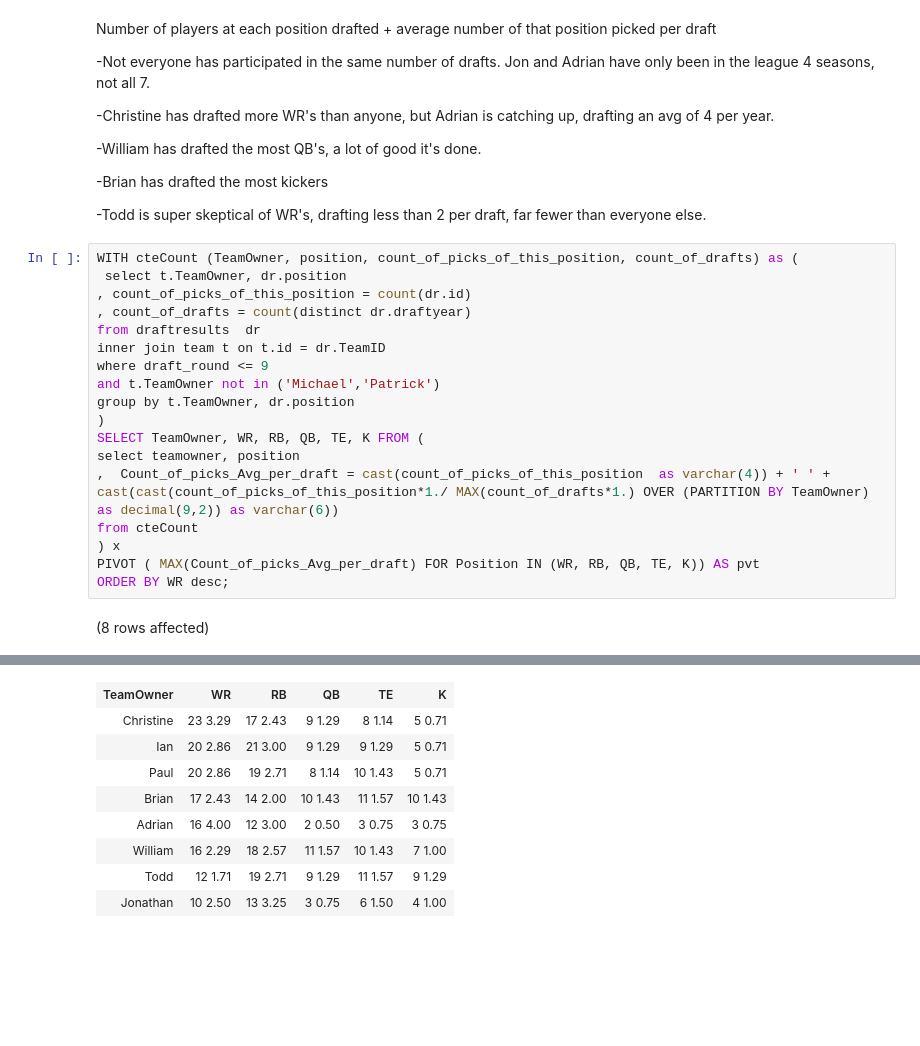
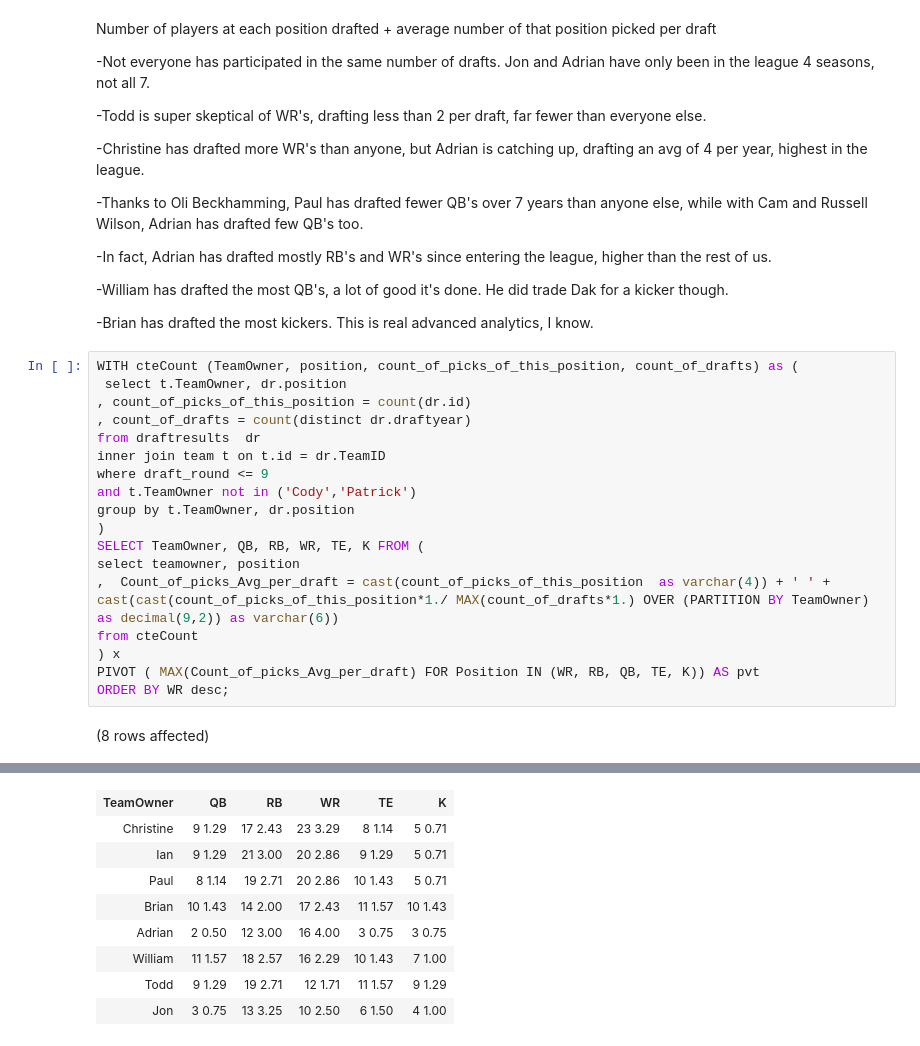
Before and after one commit to williamadba/dynastyffl, a Jupyter notebook: draft analysis.ipynb, the cells around one changed output, grey strips where cells are left out. Saved outputs shown, nothing was run; the diff lists cells and outputs as text; blank space fills up the shorter version.

```diff
--- a/draft analysis.ipynb
+++ b/draft analysis.ipynb
@@ -210,13 +225,17 @@ Number of players at each position drafted + average number of that position pic
 
 -Not everyone has participated in the same number of drafts. Jon and Adrian have only been in the league 4 seasons, not all 7.
 
--Christine has drafted more WR's than anyone, but Adrian is catching up, drafting an avg of 4 per year.
+-Todd is super skeptical of WR's, drafting less than 2 per draft, far fewer than everyone else.
 
--William  has drafted the most QB's, a lot of good it's done.
+-Christine has drafted more WR's than anyone, but Adrian is catching up, drafting an avg of 4 per year, highest in the league.
 
--Brian has drafted the most kickers
+-Thanks to Oli Beckhamming, Paul has drafted fewer QB's over 7 years than anyone else, while with Cam and Russell Wilson, Adrian has drafted few QB's too.
 
--Todd is super skeptical of WR's, drafting less than 2 per draft, far fewer than everyone else.
+-In fact, Adrian has drafted mostly RB's and WR's since entering the league, higher than the rest of us.
+
+-William has drafted the most QB's, a lot of good it's done. He did trade Dak for a kicker though.
+
+-Brian has drafted the most kickers. This is real advanced analytics, I know.
 # %%
 WITH cteCount (TeamOwner, position, count_of_picks_of_this_position, count_of_drafts) as (
  select t.TeamOwner, dr.position
@@ -225,10 +244,10 @@ WITH cteCount (TeamOwner, position, count_of_picks_of_this_position, count_of_dr
 from draftresults  dr
 inner join team t on t.id = dr.TeamID
 where draft_round <= 9
-and t.TeamOwner not in ('Michael','Patrick')
+and t.TeamOwner not in ('Cody','Patrick')
 group by t.TeamOwner, dr.position
 )
-SELECT TeamOwner, WR, RB, QB, TE, K FROM (
+SELECT TeamOwner, QB, RB, WR, TE, K FROM (
 select teamowner, position
 ,  Count_of_picks_Avg_per_draft = cast(count_of_picks_of_this_position  as varchar(4)) + ' ' +  cast(cast(count_of_picks_of_this_position*1./ MAX(count_of_drafts*1.) OVER (PARTITION BY TeamOwner) as decimal(9,2)) as varchar(6))
 from cteCount
@@ -241,9 +260,9 @@ Total execution time: 00:00:00.0673774
-| TeamOwner | WR | RB | QB | TE | K |
-| Christine | 23 3.29 | 17 2.43 | 9 1.29 | 8 1.14 | 5 0.71 |
-| Ian | 20 2.86 | 21 3.00 | 9 1.29 | 9 1.29 | 5 0.71 |
-| Paul | 20 2.86 | 19 2.71 | 8 1.14 | 10 1.43 | 5 0.71 |
-| Brian | 17 2.43 | 14 2.00 | 10 1.43 | 11 1.57 | 10 1.43 |
-| Adrian | 16 4.00 | 12 3.00 | 2 0.50 | 3 0.75 | 3 0.75 |
-| William | 16 2.29 | 18 2.57 | 11 1.57 | 10 1.43 | 7 1.00 |
-| Todd | 12 1.71 | 19 2.71 | 9 1.29 | 11 1.57 | 9 1.29 |
-| Jonathan | 10 2.50 | 13 3.25 | 3 0.75 | 6 1.50 | 4 1.00 |
+| TeamOwner | QB | RB | WR | TE | K |
+| Christine | 9 1.29 | 17 2.43 | 23 3.29 | 8 1.14 | 5 0.71 |
+| Ian | 9 1.29 | 21 3.00 | 20 2.86 | 9 1.29 | 5 0.71 |
+| Paul | 8 1.14 | 19 2.71 | 20 2.86 | 10 1.43 | 5 0.71 |
+| Brian | 10 1.43 | 14 2.00 | 17 2.43 | 11 1.57 | 10 1.43 |
+| Adrian | 2 0.50 | 12 3.00 | 16 4.00 | 3 0.75 | 3 0.75 |
+| William | 11 1.57 | 18 2.57 | 16 2.29 | 10 1.43 | 7 1.00 |
+| Todd | 9 1.29 | 19 2.71 | 12 1.71 | 11 1.57 | 9 1.29 |
+| Jon | 3 0.75 | 13 3.25 | 10 2.50 | 6 1.50 | 4 1.00 |
```
Also changed, not shown: parts of 24 cells of this notebook, 1 other file.
